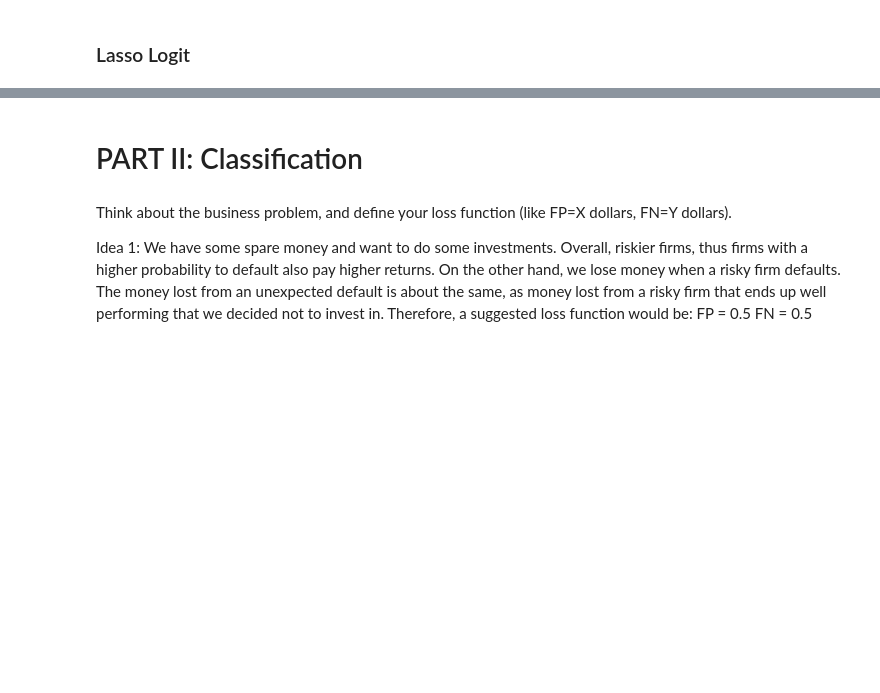
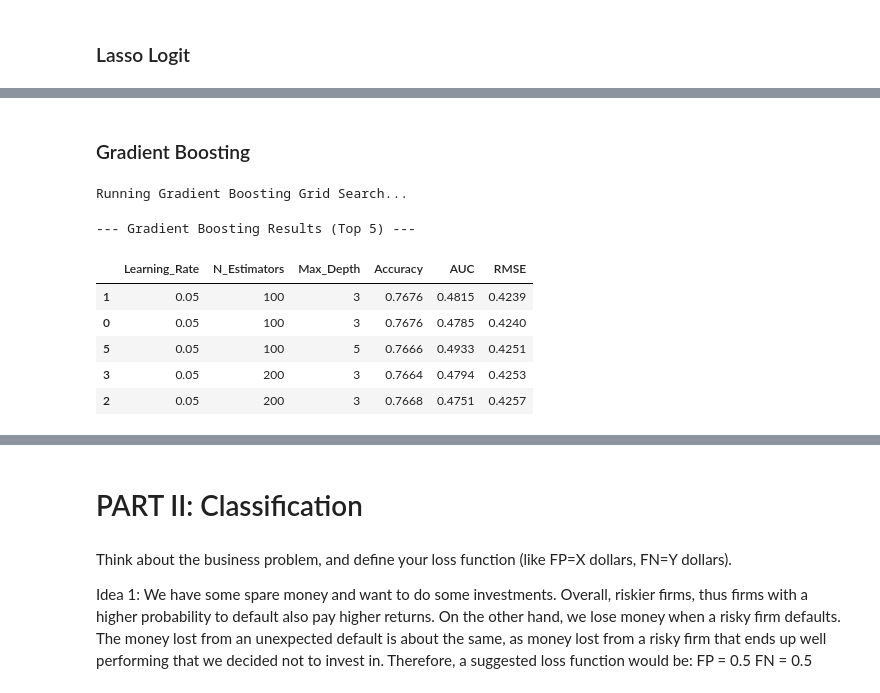
Before and after one commit to 4mbrus/Data-Analysis-3, a Jupyter notebook: Assignment 2/assignment_2.ipynb, the cells around one changed output, grey strips where cells are left out. Cells and saved outputs as stored; diff of their text form; code cells hidden in the pictures; blank space fills up the shorter version.

```diff
--- a/Assignment 2/assignment_2.ipynb
+++ b/Assignment 2/assignment_2.ipynb
@@ -648,0 +812,64 @@ loglasso_overview
+# %% [markdown]
+### Gradient Boosting
+# %%
+from sklearn.ensemble import GradientBoostingClassifier
+from sklearn.model_selection import GridSearchCV
+
+# Setup Data
+X_train_gb = rfvars.loc[train_idx] # Use the same clean vars as Random Forest
+y_train_gb = y_train
+
+# Define the Hyperparameter Grid
+# Usually, lower learning_rate (0.01) + higher n_estimators (500) = Better results but slower.
+gb_params = {
+    'n_estimators': [100, 200],         # Number of boosting stages
+    'learning_rate': [0.05, 0.1, 0.2],  # How much each tree contributes (shrinkage)
+    'max_depth': [3, 5],                # Keep trees shallow! (Standard is 3-5)
+    'subsample': [0.8, 1.0]             # Stochastic gradient boosting (train on random subset)
+}
+
+# Setup Model
+gb_model = GradientBoostingClassifier(random_state=42)
+
+# Run Grid Search with Multiple Metrics
+gb_grid = GridSearchCV(
+    gb_model,
+    gb_params,
+    cv=5,
+    refit='neg_brier_score',  # Optimize for best PROBABILITY (RMSE)
+    scoring=['accuracy', 'roc_auc', 'neg_brier_score'],
+    n_jobs=-1
+)
+
+print("Running Gradient Boosting Grid Search...")
+gb_grid.fit(X_train_gb, y_train_gb)
+
+# --- TABLE 1: DETAILED RESULTS ---
+
+cv_results_gb = pd.DataFrame(gb_grid.cv_results_)
+
+# Select and rename columns
+cols_gb = ['param_learning_rate', 'param_n_estimators', 'param_max_depth',
+           'mean_test_accuracy', 'mean_test_roc_auc', 'mean_test_neg_brier_score']
+
+gb_summary = cv_results_gb[cols_gb].copy()
+gb_summary.columns = ['Learning_Rate', 'N_Estimators', 'Max_Depth', 'Accuracy', 'AUC', 'Neg_Brier']
+
+# Calculate RMSE
+gb_summary['RMSE'] = np.sqrt(-1 * gb_summary['Neg_Brier'])
+gb_summary = gb_summary.drop(columns=['Neg_Brier'])
+
+# Sort by Best RMSE
+gb_summary = gb_summary.sort_values(by='RMSE', ascending=True)
+
+print("\n--- Gradient Boosting Results (Top 5) ---")
+gb_summary.head(5).round(4)
+# %% [output]
+Running Gradient Boosting Grid Search...
+--- Gradient Boosting Results (Top 5) ---
+|  | Learning_Rate | N_Estimators | Max_Depth | Accuracy | AUC | RMSE |
+| 1 | 0.05 | 100 | 3 | 0.7676 | 0.4815 | 0.4239 |
+| 0 | 0.05 | 100 | 3 | 0.7676 | 0.4785 | 0.4240 |
+| 5 | 0.05 | 100 | 5 | 0.7666 | 0.4933 | 0.4251 |
+| 3 | 0.05 | 200 | 3 | 0.7664 | 0.4794 | 0.4253 |
+| 2 | 0.05 | 200 | 3 | 0.7668 | 0.4751 | 0.4257 |
```
Also changed, not shown: parts of 49 cells of this notebook.
